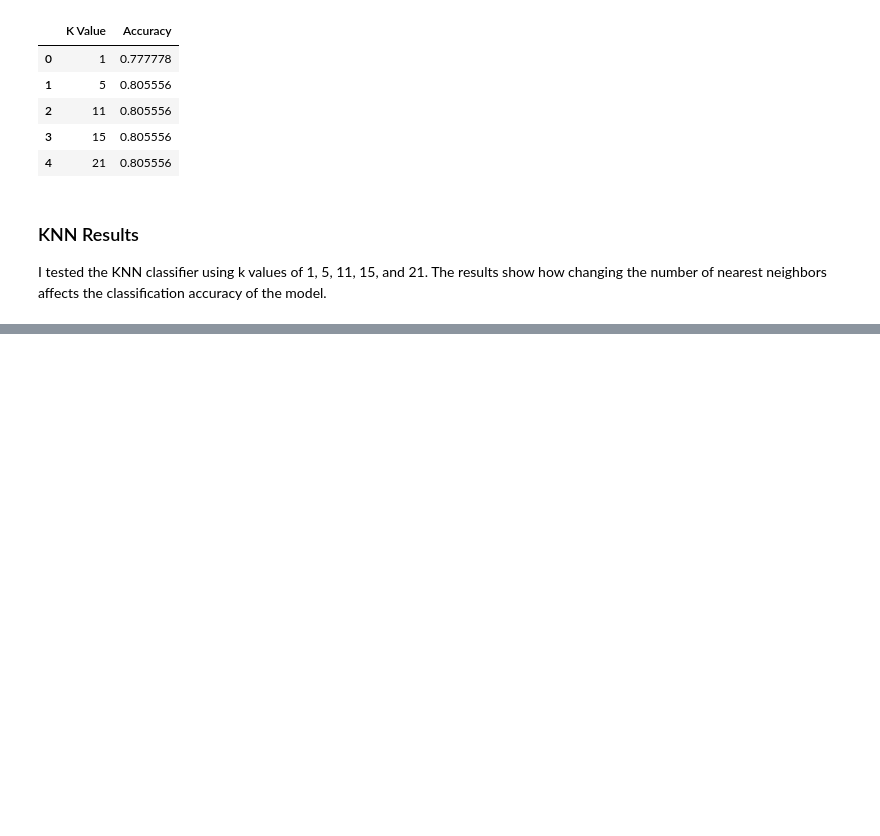
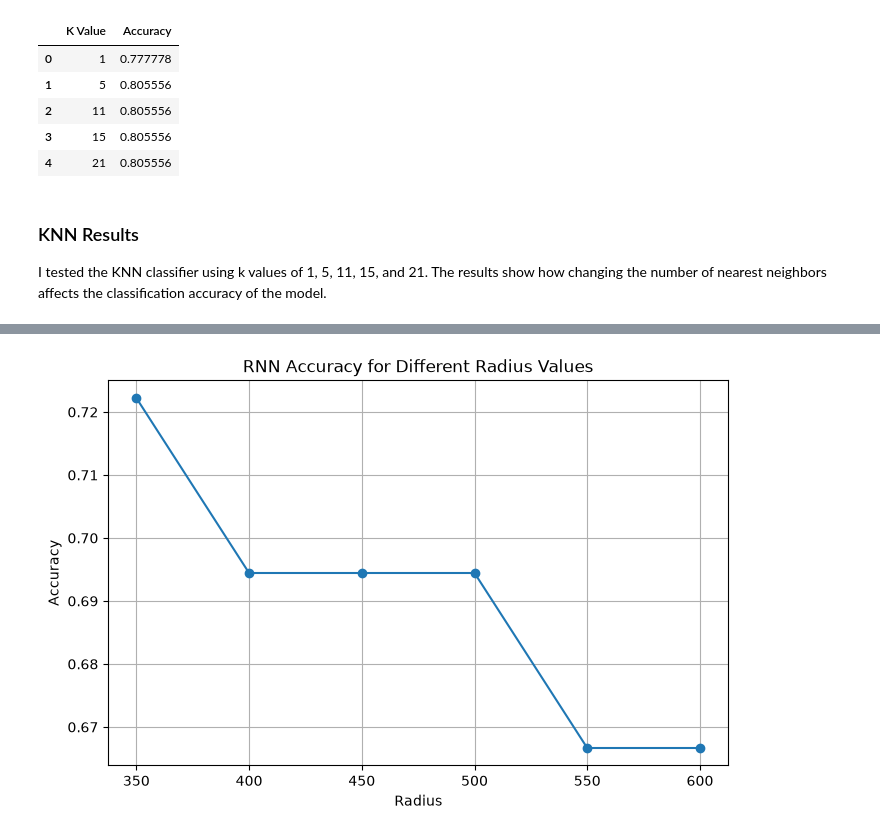
Before and after one commit to elkana-m/CS-634, a Jupyter notebook: lab2/lab2.ipynb, the cells around one changed output, grey strips where cells are left out. Drawn from its saved outputs; the diff is of its cells as text; code cells hidden in the pictures; blank space fills up the shorter version.

```diff
--- a/lab2/lab2.ipynb
+++ b/lab2/lab2.ipynb
@@ -106,3 +106,26 @@ knn_results
 # %% [markdown]
 ### KNN Results
 I tested the KNN classifier using k values of 1, 5, 11, 15, and 21. The results show how changing the number of nearest neighbors affects the classification accuracy of the model.
+# %%
+radius_values = [350, 400, 450, 500, 550, 600]
+rnn_accuracies = []
+
+for radius in radius_values:
+    rnn = RadiusNeighborsClassifier(
+        radius=radius,
+        outlier_label="most_frequent"
+    )
+
+    rnn.fit(X_train, y_train)
+
+    predictions = rnn.predict(X_test)
+    accuracy = accuracy_score(y_test, predictions)
+
+    rnn_accuracies.append(accuracy)
+
+rnn_results = pd.DataFrame({
+    "Radius": radius_values,
+    "Accuracy": rnn_accuracies
+})
+
+rnn_results
@@ -108,0 +156,13 @@ I tested the KNN classifier using k values of 1, 5, 11, 15, and 21. The results
+# %%
+plt.figure(figsize=(8, 5))
+plt.plot(radius_values, rnn_accuracies, marker="o")
+
+plt.title("RNN Accuracy for Different Radius Values")
+plt.xlabel("Radius")
+plt.ylabel("Accuracy")
+plt.xticks(radius_values)
+plt.grid(True)
+
+plt.show()
+# %% [output]
+[figure, added]
```
Also changed, not shown: parts of 5 cells of this notebook.
